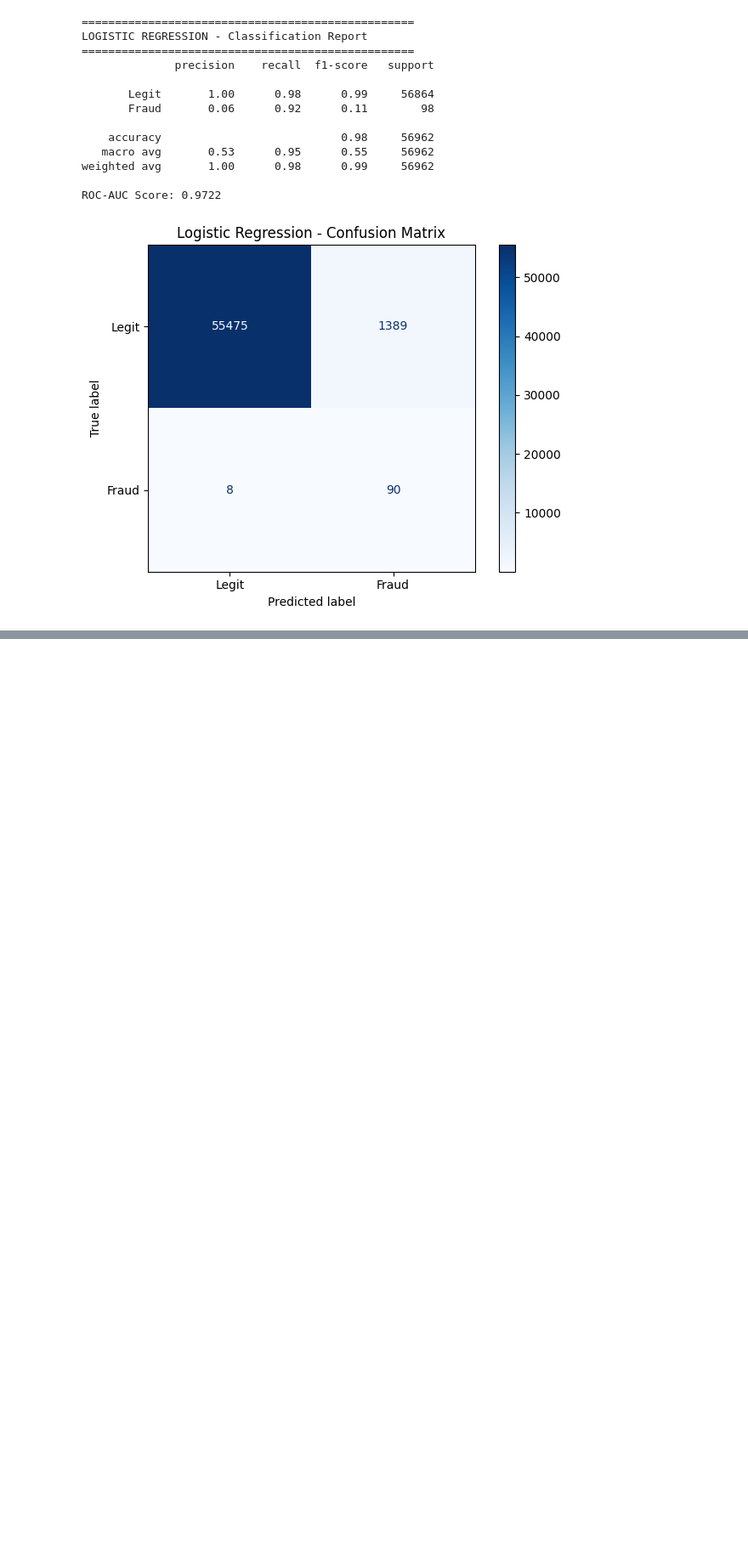
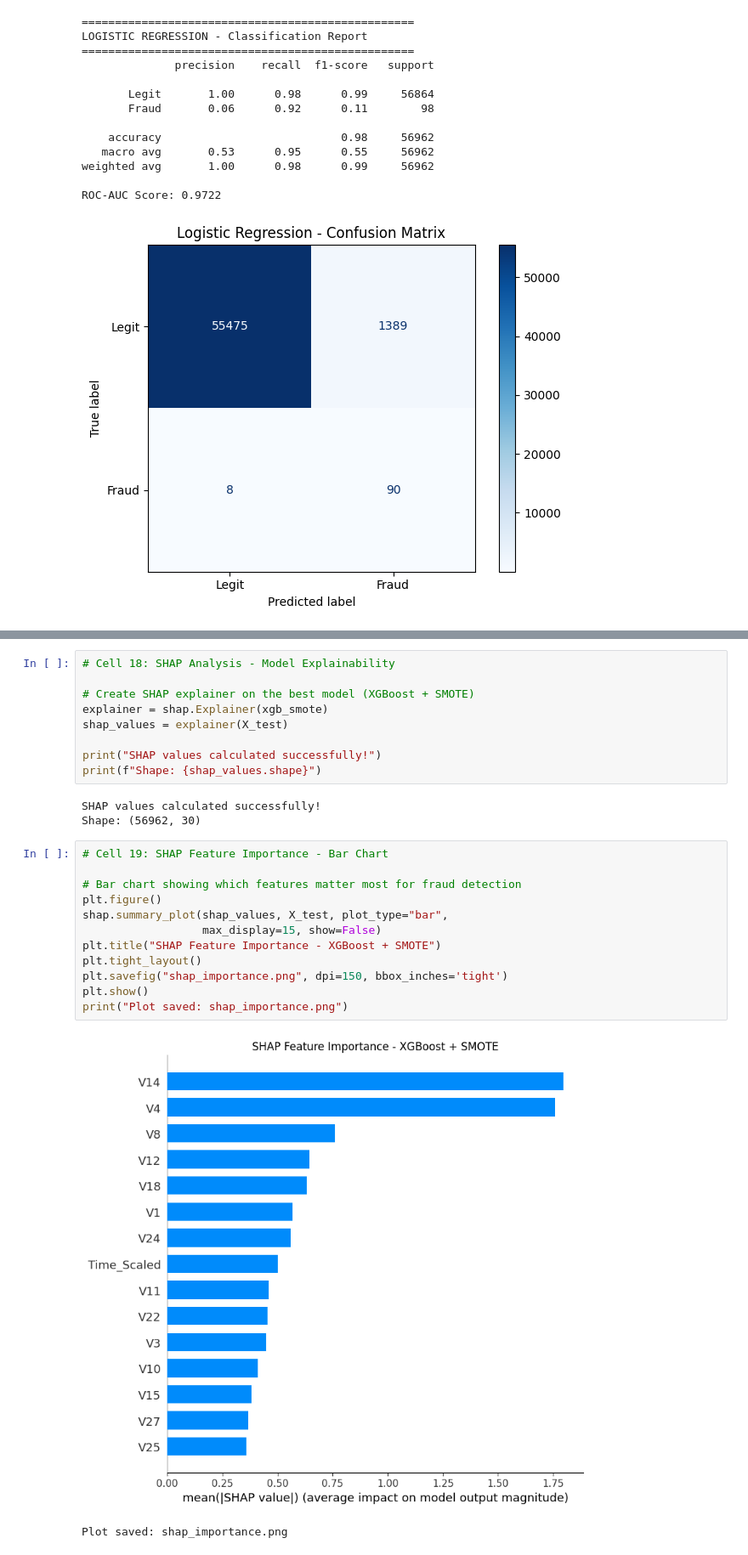
Before and after one commit to kamilhussain-ai/fraudshield, a Jupyter notebook: fraud_eda.ipynb, the cells around one changed output, grey strips where cells are left out. Shown at 85% size. Cells and saved outputs as stored; diff of their text form; blank space fills up the shorter version.

```diff
--- a/fraud_eda.ipynb
+++ b/fraud_eda.ipynb
@@ -433,0 +517,27 @@ plt.show()
+# %%
+# Cell 18: SHAP Analysis - Model Explainability
+
+# Create SHAP explainer on the best model (XGBoost + SMOTE)
+explainer = shap.Explainer(xgb_smote)
+shap_values = explainer(X_test)
+
+print("SHAP values calculated successfully!")
+print(f"Shape: {shap_values.shape}")
+# %% [output]
+SHAP values calculated successfully!
+Shape: (56962, 30)
+# %%
+# Cell 19: SHAP Feature Importance - Bar Chart
+
+# Bar chart showing which features matter most for fraud detection
+plt.figure()
+shap.summary_plot(shap_values, X_test, plot_type="bar",
+                  max_display=15, show=False)
+plt.title("SHAP Feature Importance - XGBoost + SMOTE")
+plt.tight_layout()
+plt.savefig("shap_importance.png", dpi=150, bbox_inches='tight')
+plt.show()
+print("Plot saved: shap_importance.png")
+# %% [output]
+[figure, added]
+Plot saved: shap_importance.png
```
Also changed, not shown: parts of 9 cells of this notebook.
